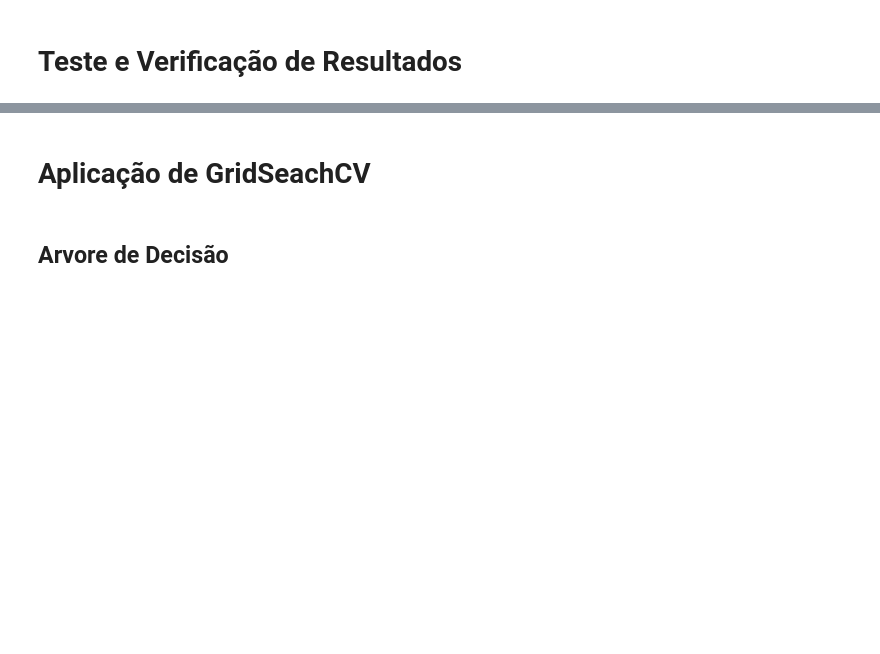
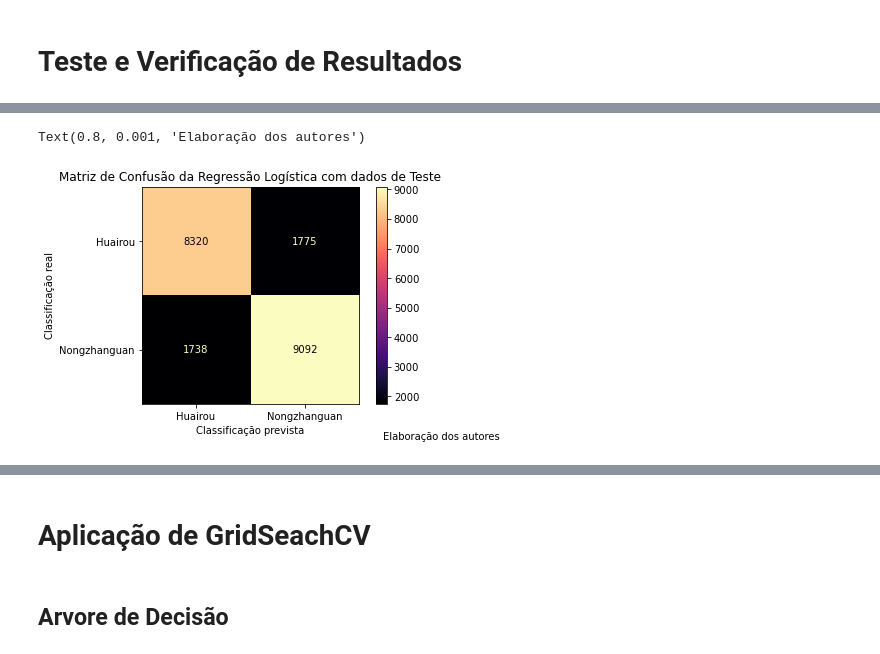
Before and after one commit to schandon/Monografia, a Jupyter notebook: testeMono.ipynb, the cells around one changed output, grey strips where cells are left out. Drawn from its saved outputs; the diff is of its cells as text; code cells hidden in the pictures; blank space fills up the shorter version.

Commit message:
matriz de confusao Quase Ok / Rodando e Anotando os Resultados

```diff
--- a/testeMono.ipynb
+++ b/testeMono.ipynb
@@ -266,9 +265,10 @@ X
 def avaliar_modelo(nome_modelo, y_teste, previsao):
   accuracy = accuracy_score(y_teste, previsao)
   f1 = f1_score(y_teste, previsao,average='micro')
+  precisao = precision_score(y_test, previsao,average='macro')
+  recall= recall_score(y_test, previsao,average='macro')
 
-
-  return f'modelo:{nome_modelo} \n Accuracy:{accuracy}% \n F1:{f1}% \n '
+  return f'modelo:{nome_modelo} \n Accuracy:{accuracy}% \n F1:{f1}% \n  Precision:{precisao}% \nRecall:{recall}% \n '
 # %% [markdown]
 # Divisão Base em Treino
 # %%
@@ -320,0 +323,15 @@ modelo:KNN
+# %%
+# Matriz de confusão
+plot_confusion_matrix(modelo_lr,
+                      X_test_standardScaler,
+                      previsao,
+                      cmap = "magma")
+
+plt.grid(False)
+plt.title("Matriz de Confusão da Regressão Logística com dados de Teste")
+plt.xlabel("Classificação prevista")
+plt.ylabel("Classificação real")
+plt.figtext(0.8,0.001, "Elaboração dos autores", fontsize = 10)
+# %% [output]
+Text(0.8, 0.001, 'Elaboração dos autores')
+[figure, added]
```
Also changed, not shown: parts of 10 cells of this notebook, 2 other files.
